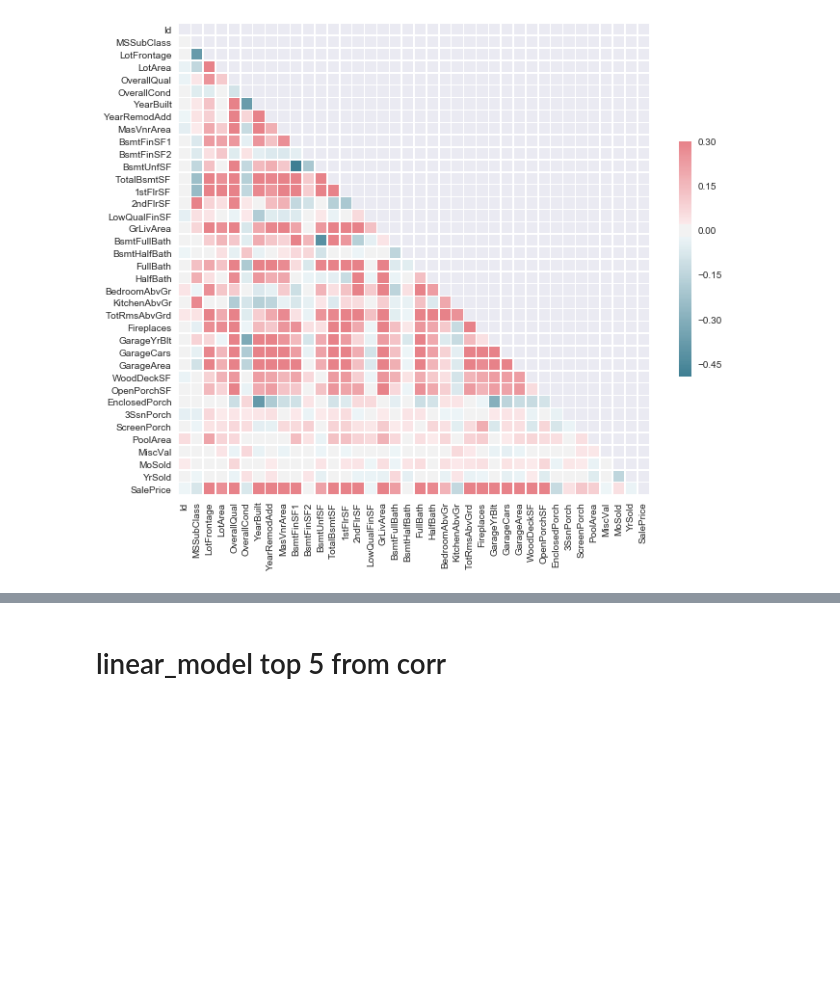
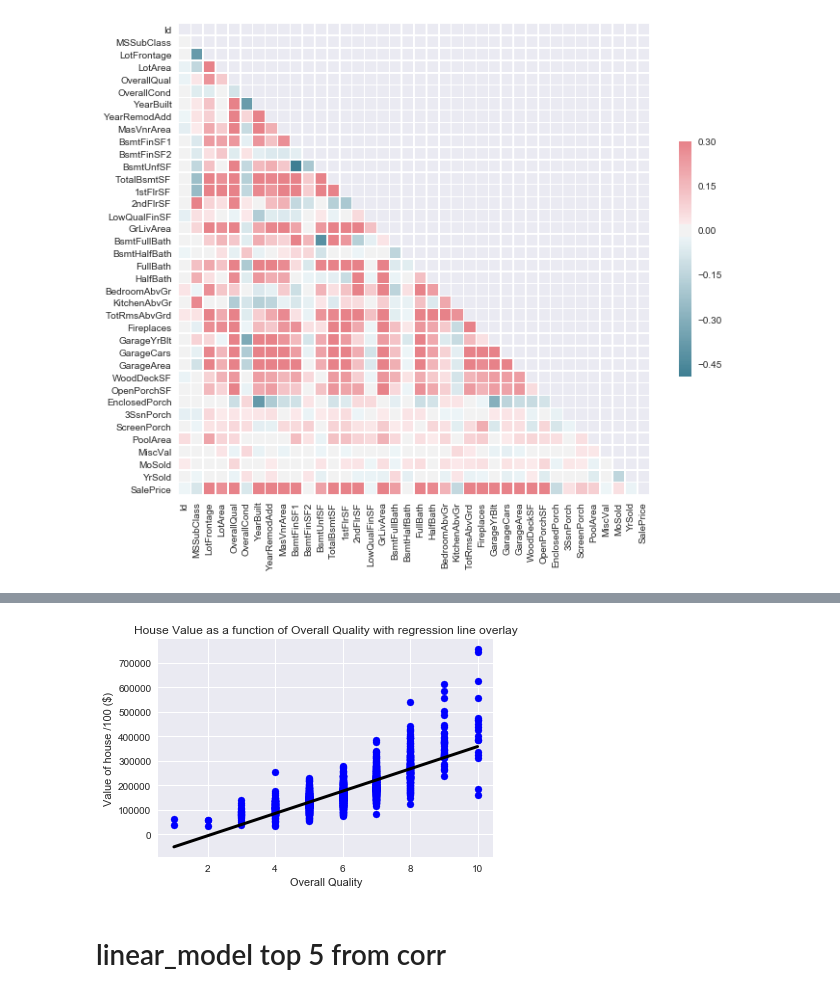
Before and after one commit to paulo-g-martinez/data-question-7-Kaggle-housing-challenge, a Jupyter notebook: kaggle-housing-prices.ipynb, the cells around one changed output, grey strips where cells are left out. Saved outputs shown, nothing was run; the diff lists cells and outputs as text; code cells hidden in the pictures; blank space fills up the shorter version.

```diff
--- a/kaggle-housing-prices.ipynb
+++ b/kaggle-housing-prices.ipynb
@@ -321,2 +398,15 @@ plt.show()
+# %%
+prediction_space = np.linspace(min(X_OQ),
+                              max(X_OQ)).reshape(-1, 1)
+# %%
+plt.scatter(X_OQ, y, color = 'blue')
+plt.plot(prediction_space, reg.predict(prediction_space),
+        color = 'black', linewidth = 3)
+plt.ylabel('Value of house /100 ($)')
+plt.xlabel('Overall Quality')
+plt.title('House Value as a function of Overall Quality with regression line overlay')
+plt.show()
+# %% [output]
+[figure, added]
 # %% [markdown]
 # linear_model top 5 from corr
```
Also changed, not shown: parts of 48 cells of this notebook.
